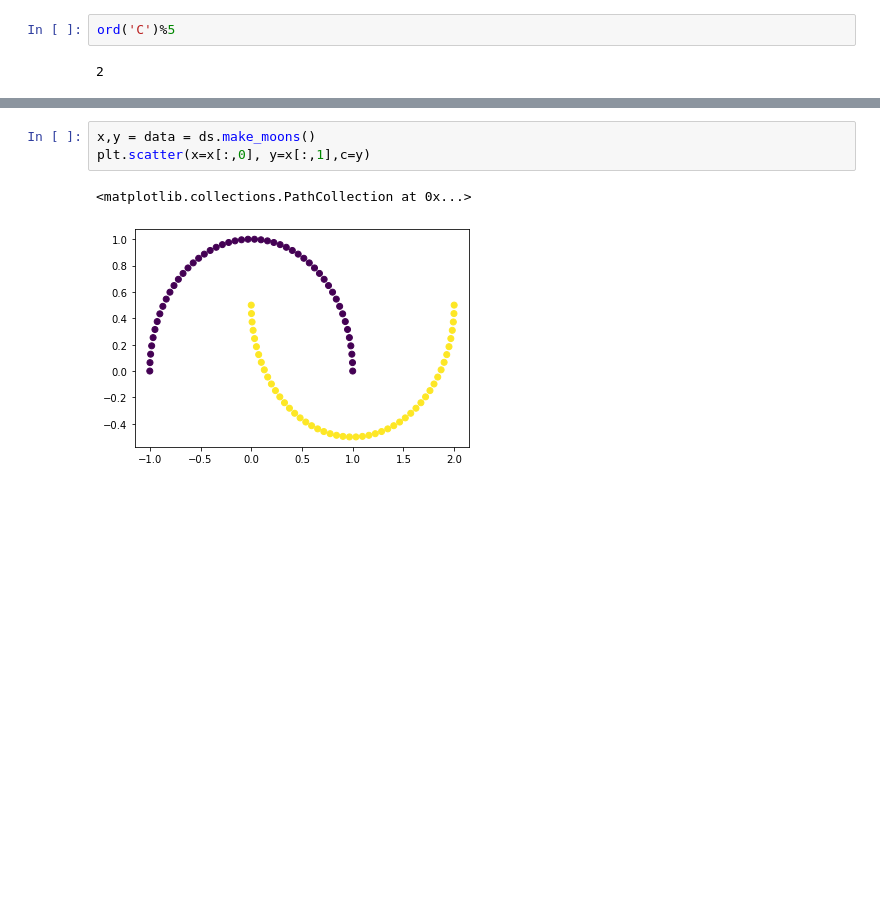
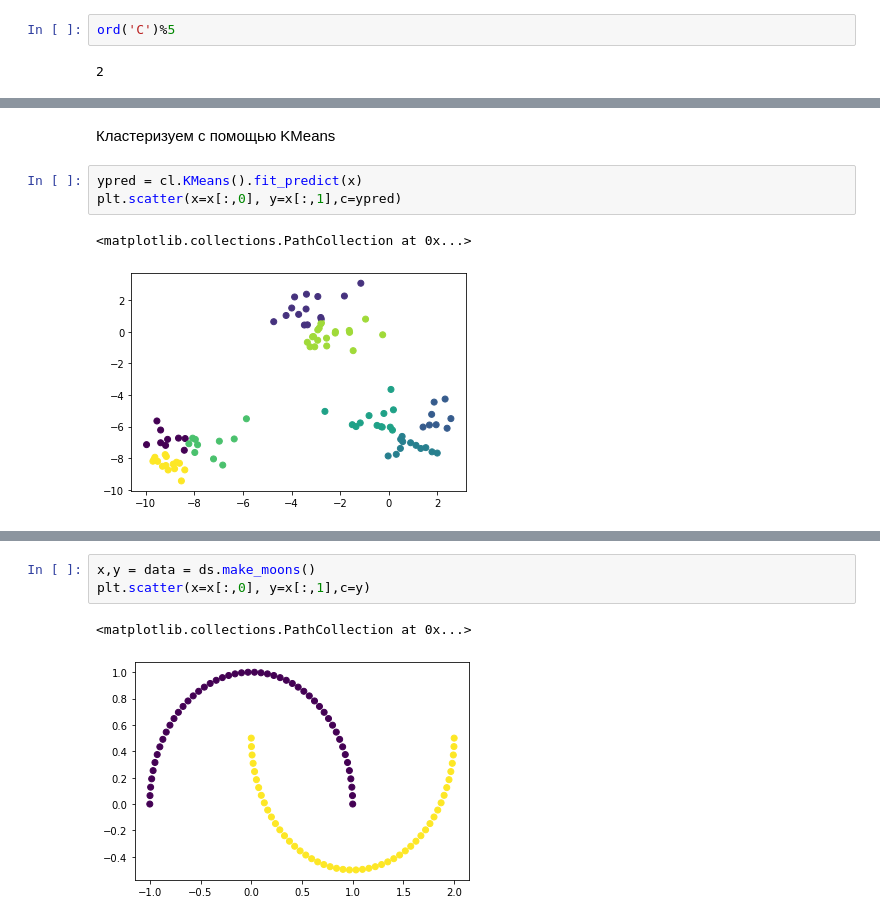
Before and after one commit to sixxio/IntellectualDataAnalysis, a Jupyter notebook: task 6 - cluster/cluster.ipynb, the cells around one changed output, grey strips where cells are left out. Cells and saved outputs as stored; diff of their text form; blank space fills up the shorter version.

```diff
--- a/task 6 - cluster/cluster.ipynb
+++ b/task 6 - cluster/cluster.ipynb
@@ -19,3 +58,11 @@ plt.scatter(x=x[:,0], y=x[:,1],c=y)
+# %% [markdown]
+Кластеризуем с помощью KMeans
+# %%
+ypred = cl.KMeans().fit_predict(x)
+plt.scatter(x=x[:,0], y=x[:,1],c=ypred)
+# %% [output]
+<matplotlib.collections.PathCollection at 0x...>
+[figure, added]
 # %%
 ypred = cl.KMeans(n_clusters=3).fit_predict(x)
 plt.scatter(x=x[:,0], y=x[:,1],c=ypred)
```
Also changed, not shown: parts of 50 cells of this notebook, 3 other files.
